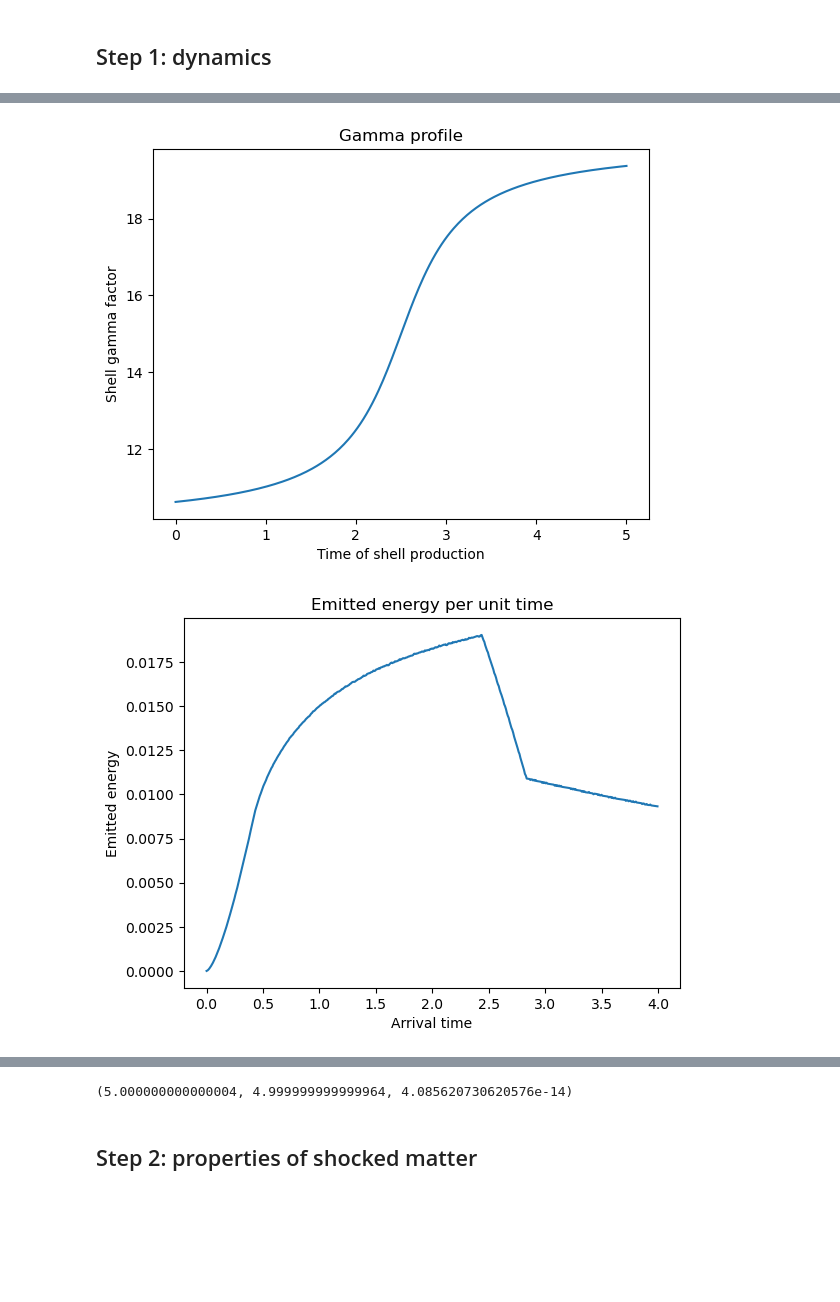
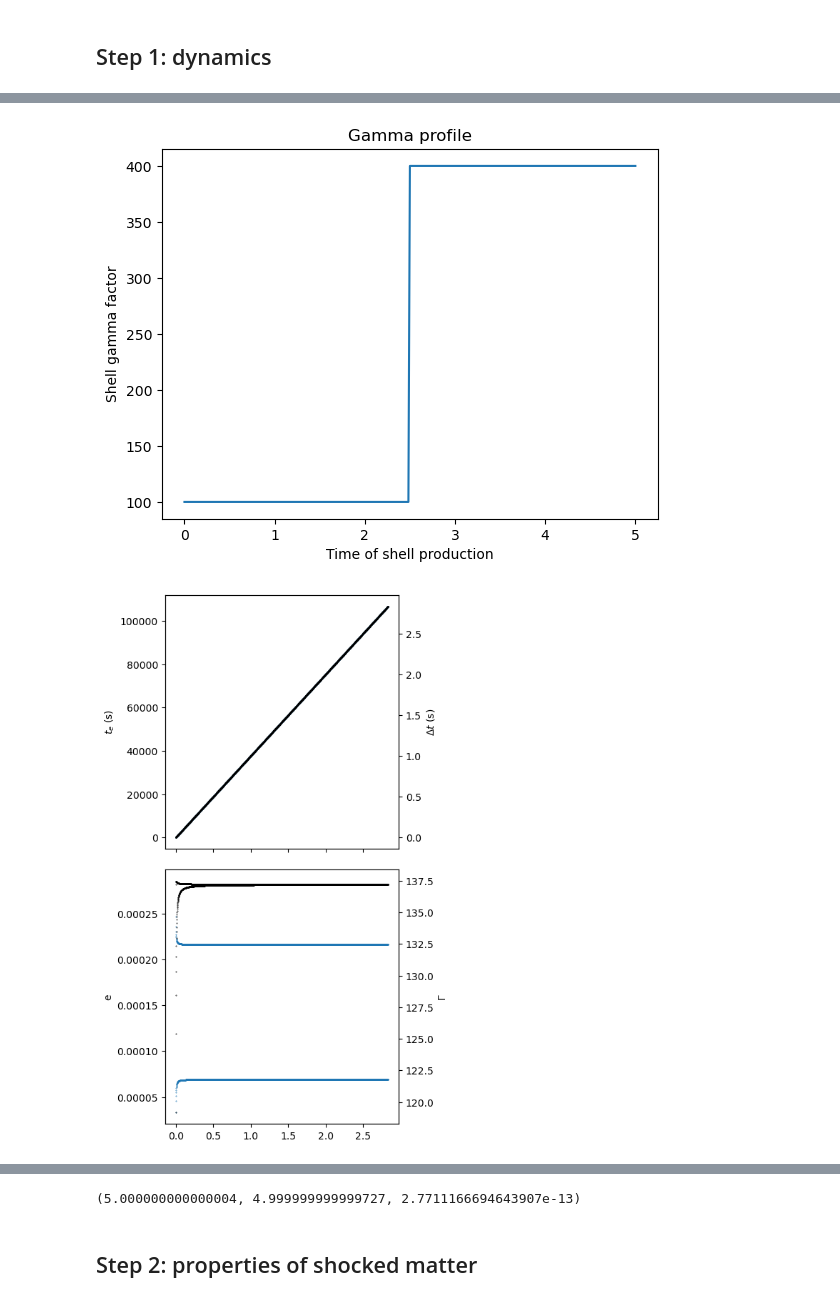
Before and after one commit to solano/gamma-ray-bursts, a Jupyter notebook: gamma-ray-bursts.ipynb, the cells around one changed output, grey strips where cells are left out. Cells and saved outputs as stored; diff of their text form; code cells hidden in the pictures; blank space fills up the shorter version.

Commit message:
plotted quantities against arrival time

```diff
--- a/gamma-ray-bursts.ipynb
+++ b/gamma-ray-bursts.ipynb
@@ -260,7 +260,7 @@ def plot_gamma_initial(simu):
     plt.ylabel("Shell gamma factor")
     plt.show()
 
-def plot_emissions(simu, emission_profile, maxtime=None, npoints=501, emission_args={}):
+def plot_burst_profile(simu, emission_profile, maxtime=None, npoints=501, emission_args={}):
     t_init = simu.emissions[0].arrival_time
     if maxtime:
         t_end = t_init + maxtime
@@ -272,10 +272,38 @@ def plot_emissions(simu, emission_profile, maxtime=None, npoints=501, emission_a
     burst = sum([e.energy*emission_profile(t-e.arrival_time, gamma=e.gamma, **emission_args) for e in simu.emissions])
 
     plt.plot(t-t_init, burst)
-    plt.title("Emitted energy per unit time")
+    plt.title("Received energy per unit time")
     plt.xlabel("Arrival time")
-    plt.ylabel("Emitted energy")
+    plt.ylabel("Received energy")
     plt.show()
+
+def plot_emissions(simu):
+    t_init = simu.emissions[0].arrival_time
+
+    emission_time = [e.time for e in simu.emissions]
+    arrival_time = [e.arrival_time-t_init for e in simu.emissions]
+    emission_position = [e.initial_position for e in simu.emissions]
+    emission_gamma = [e.gamma for e in simu.emissions]
+    emission_deltat = np.asarray(emission_position) / (2 * np.asarray(emission_gamma)**2)
+    emission_energy = [e.energy for e in simu.emissions]
+
+    fig, (ax1, ax3) = plt.subplots(2, 1, sharex=True, figsize=(4,8))
+    plt.tight_layout()
+    ax2 = ax1.twinx()
+    ax4 = ax3.twinx()
+
+    ax1.scatter(arrival_time, emission_time, marker='.', s=0.5)
+    ax1.set_ylabel("$t_e$ (s)")
+    ax2.scatter(arrival_time, emission_deltat, marker='.', s=0.5, color='k')
+    ax2.set_ylabel("$\\Delta t$ (s)")
+
+    ax3.scatter(arrival_time, emission_energy, marker='.', s=0.5)
+    ax3.set_ylabel("e")
+    ax4.scatter(arrival_time, emission_gamma, marker='.', s=0.5, color='k')
+    ax4.set_ylabel("$\\Gamma$")
+
+    plt.show()
+
 
 def plot_collisions(simu):
     collisions = np.asarray(simu.collisions)
@@ -313,8 +341,8 @@ def plot_gamma(simu):
     plt.title(f"Gamma factor distribution, t={simu.time}")
     plt.show()
 # %%
-simu = Simulation(rapidity_profile1, energy_profile1,
-                rapidity_args=dict(gamma_min=10, gamma_max=20, compression=10))
+simu = Simulation(rapidity_profile2, energy_profile1,
+                rapidity_args=dict(gamma_min=100, gamma_max=400))
 
 for snapshot in simu.generate_run(stop_every=2500):
     try:
@@ -333,8 +359,9 @@ for snapshot in simu.generate_run(stop_every=2500):
 # %%
 plot_gamma_initial(simu)
-plot_emissions(simu, emission_profile1)
+plot_emissions(simu)
+plot_burst_profile(simu, emission_profile1, maxtime=10)
 plot_collisions(simu)
 print(test_energy_conservation(simu))
 # %% [output]
-[figure, old version]
+[figure, new version]
-[figure, old version]
+[figure, new version]
@@ -342,4 +370,4 @@ print(test_energy_conservation(simu))
-(5.000000000000004, 4.999999999999964, 4.085620730620576e-14)
+(5.000000000000004, 4.999999999999727, 2.7711166694643907e-13)
 # %% [markdown]
 ## Step 2: properties of shocked matter
 # %% [markdown]
```
Also changed, not shown: parts of 2 cells of this notebook.
